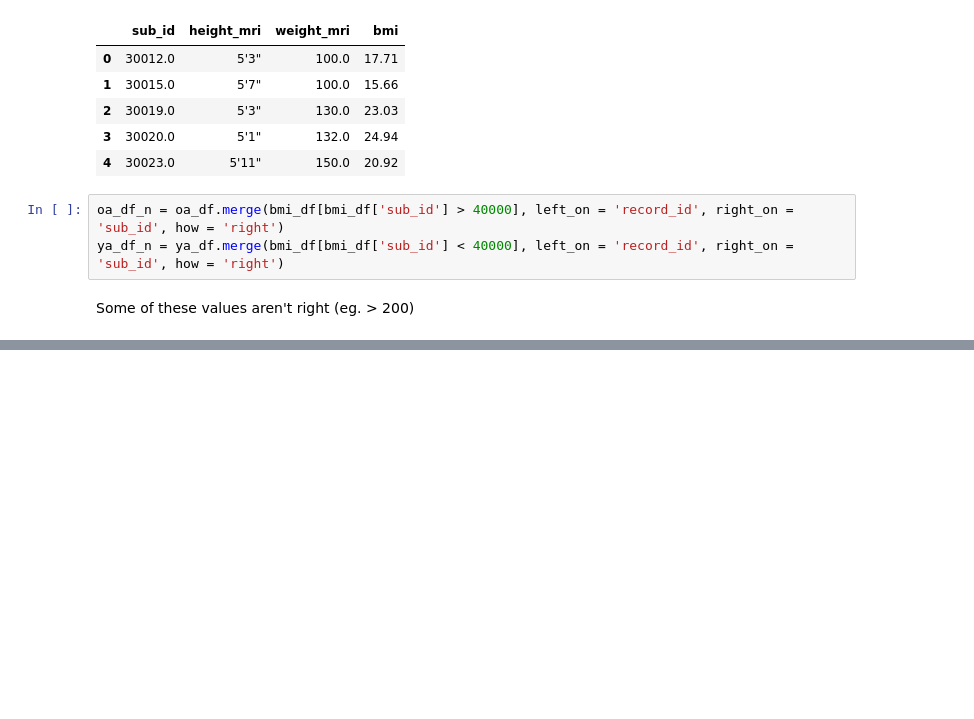
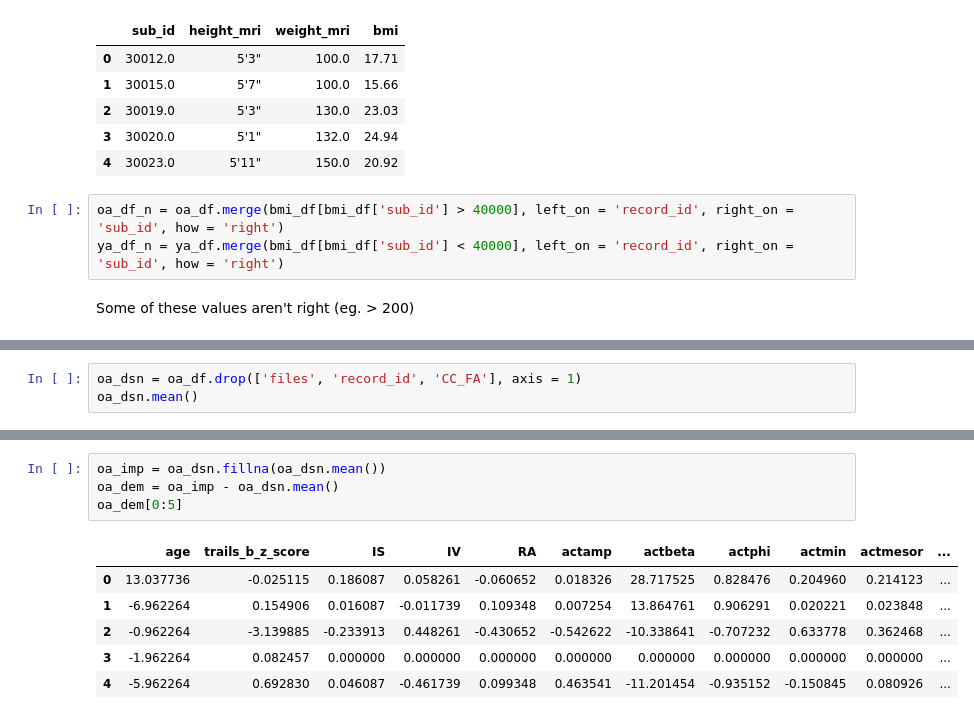
Before and after one commit to UTCogNeuroLab/adm_mri, a Jupyter notebook: analysis/dti/DTI Analysis.ipynb, the cells around one changed output, grey strips where cells are left out. Cells and saved outputs as stored; diff of their text form; blank space fills up the shorter version.

```diff
--- a/analysis/dti/DTI Analysis.ipynb
+++ b/analysis/dti/DTI Analysis.ipynb
@@ -215,0 +212,3 @@ Text(0.5, 1.0, 'BMI vs Duration of Peak Activity')
+# %%
+oa_dsn = oa_df.drop(['files', 'record_id', 'CC_FA'], axis = 1)
+oa_dsn.mean()
@@ -215,0 +255,11 @@ Text(0.5, 1.0, 'BMI vs Duration of Peak Activity')
+# %%
+oa_imp = oa_dsn.fillna(oa_dsn.mean())
+oa_dem = oa_imp - oa_dsn.mean()
+oa_dem[0:5]
+# %% [output]
+|  | age | trails_b_z_score | IS | IV | RA | actamp | actbeta | actphi | actmin | actmesor | ... |
+| 0 | 13.037736 | -0.025115 | 0.186087 | 0.058261 | -0.060652 | 0.018326 | 28.717525 | 0.828476 | 0.204960 | 0.214123 | ... |
+| 1 | -6.962264 | 0.154906 | 0.016087 | -0.011739 | 0.109348 | 0.007254 | 13.864761 | 0.906291 | 0.020221 | 0.023848 | ... |
+| 2 | -0.962264 | -3.139885 | -0.233913 | 0.448261 | -0.430652 | -0.542622 | -10.338641 | -0.707232 | 0.633778 | 0.362468 | ... |
+| 3 | -1.962264 | 0.082457 | 0.000000 | 0.000000 | 0.000000 | 0.000000 | 0.000000 | 0.000000 | 0.000000 | 0.000000 | ... |
+| 4 | -5.962264 | 0.692830 | 0.046087 | -0.461739 | 0.099348 | 0.463541 | -11.201454 | -0.935152 | -0.150845 | 0.080926 | ... |
```
Also changed, not shown: parts of 17 cells of this notebook.
